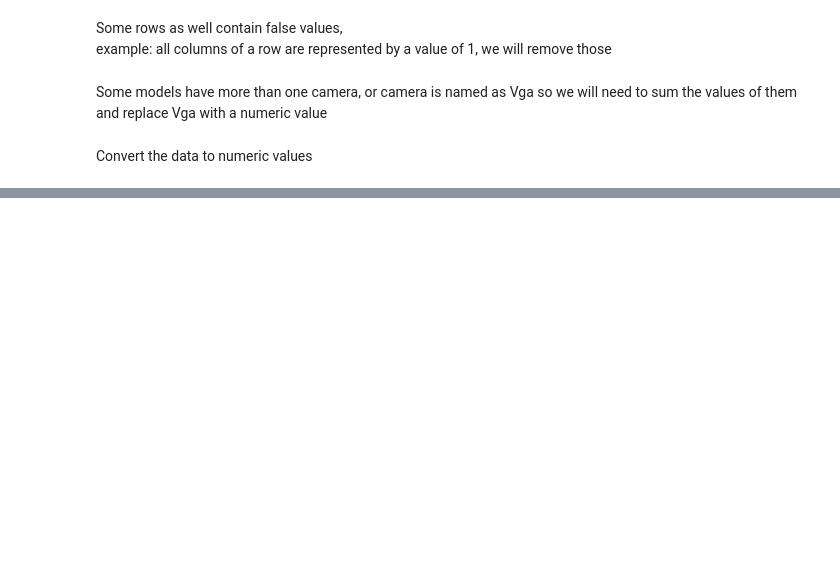
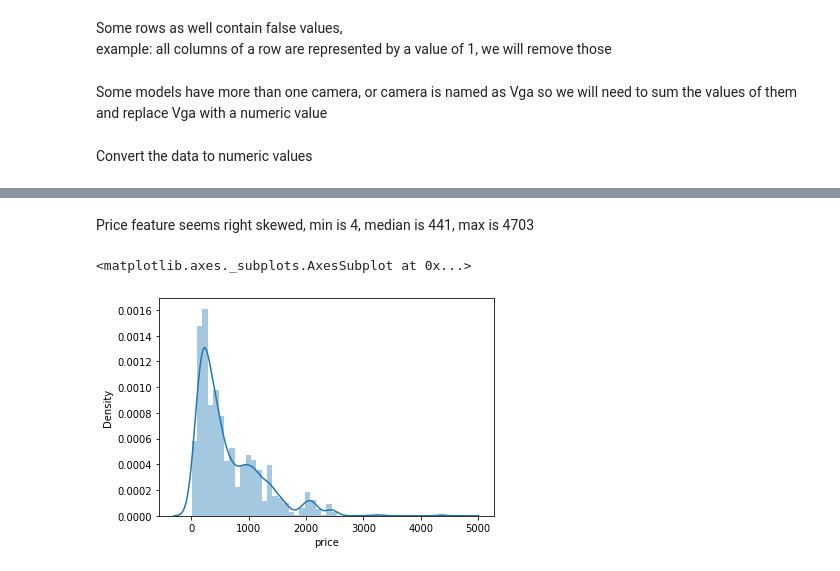
Before and after one commit to LeonMilosevic/e-bay_phone_evaluator, a Jupyter notebook: phone_evaluator.ipynb, the cells around one changed output, grey strips where cells are left out. Drawn from its saved outputs; the diff is of its cells as text; code cells hidden in the pictures; blank space fills up the shorter version.

```diff
--- a/phone_evaluator.ipynb
+++ b/phone_evaluator.ipynb
@@ -469,0 +460,2 @@ phone_data[phone_data.isnull().any(axis=1)]
+# %%
+phone_data.dropna(inplace=True)
@@ -469,0 +468,2 @@ phone_data[phone_data.isnull().any(axis=1)]
+# %%
+phone_data.reset_index(drop=True, inplace=True)
@@ -469,0 +493,10 @@ phone_data[phone_data.isnull().any(axis=1)]
+# %% [markdown]
+Price feature seems right skewed,
+min is 4,
+median is 441,
+max is 4703
+# %%
+sns.distplot(phone_data['price'])
+# %% [output]
+<matplotlib.axes._subplots.AxesSubplot at 0x...>
+[figure, added]
```
Also changed, not shown: parts of 36 cells of this notebook.
